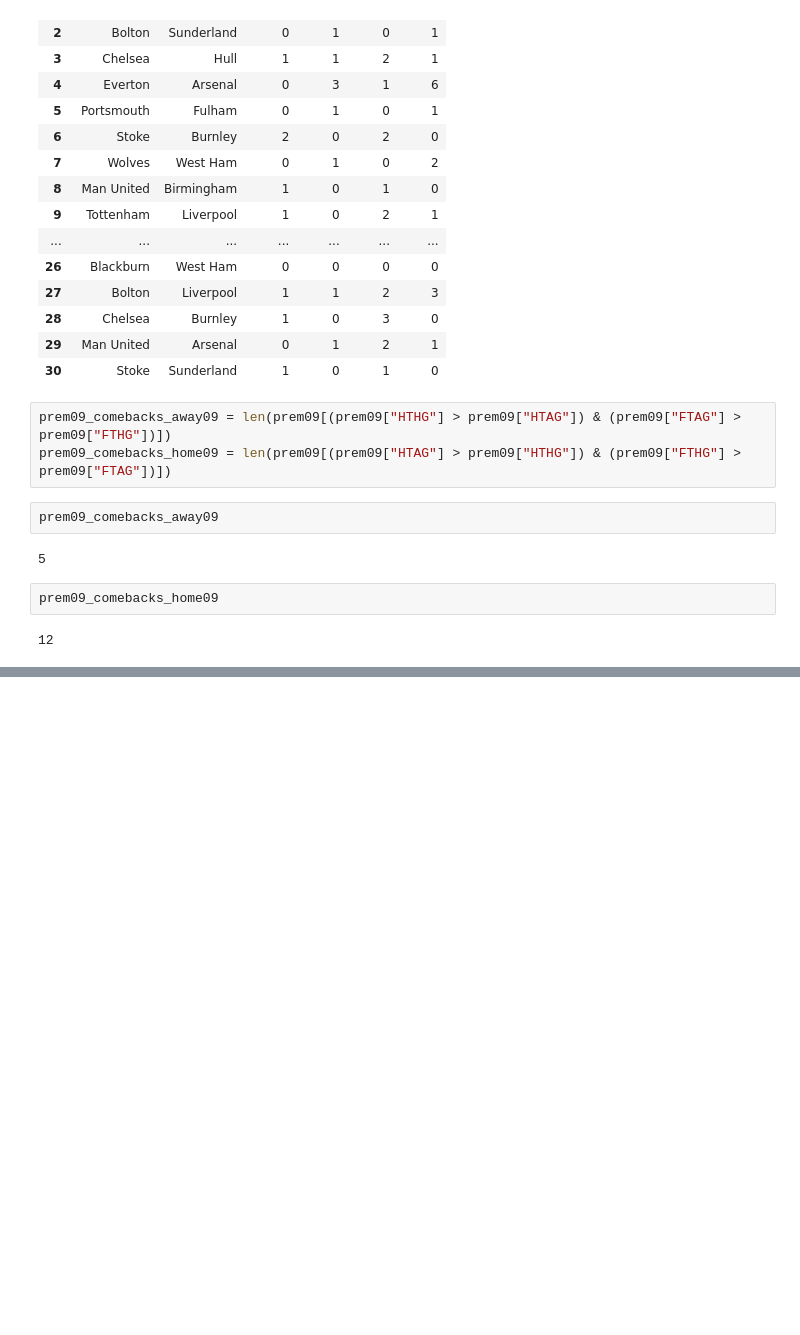
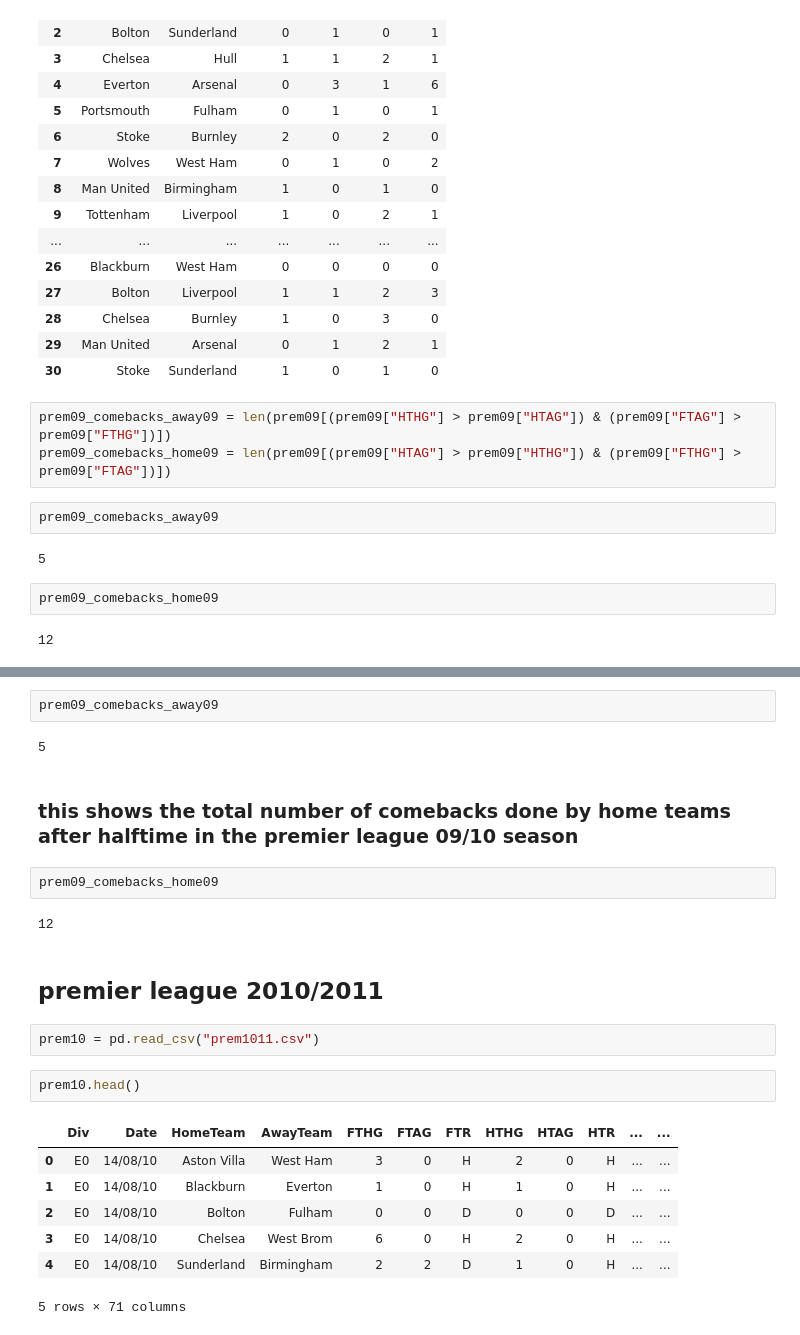
Before and after one commit to moustafa-karaki/premier_league, a Jupyter notebook: premier_league.ipynb, the cells around one changed output, grey strips where cells are left out. Saved outputs shown, nothing was run; the diff lists cells and outputs as text; blank space fills up the shorter version.

Commit message:
prem10

```diff
--- a/premier_league.ipynb
+++ b/premier_league.ipynb
@@ -289,0 +298,24 @@ prem09_comebacks_home09
+# %%
+prem09_comebacks_away09
+# %% [output]
+5
+# %% [markdown]
+### this shows the total number of comebacks done by home teams after halftime in the premier league 09/10 season
+# %%
+prem09_comebacks_home09
+# %% [output]
+12
+# %% [markdown]
+## premier league 2010/2011
+# %%
+prem10 = pd.read_csv("prem1011.csv")
+# %%
+prem10.head()
+# %% [output]
+|  | Div | Date | HomeTeam | AwayTeam | FTHG | FTAG | FTR | HTHG | HTAG | HTR | ... | ... |
+| 0 | E0 | 14/08/10 | Aston Villa | West Ham | 3 | 0 | H | 2 | 0 | H | ... | ... |
+| 1 | E0 | 14/08/10 | Blackburn | Everton | 1 | 0 | H | 1 | 0 | H | ... | ... |
+| 2 | E0 | 14/08/10 | Bolton | Fulham | 0 | 0 | D | 0 | 0 | D | ... | ... |
+| 3 | E0 | 14/08/10 | Chelsea | West Brom | 6 | 0 | H | 2 | 0 | H | ... | ... |
+| 4 | E0 | 14/08/10 | Sunderland | Birmingham | 2 | 2 | D | 1 | 0 | H | ... | ... |
+5 rows × 71 columns
```
Also changed, not shown: parts of 5 cells of this notebook.
